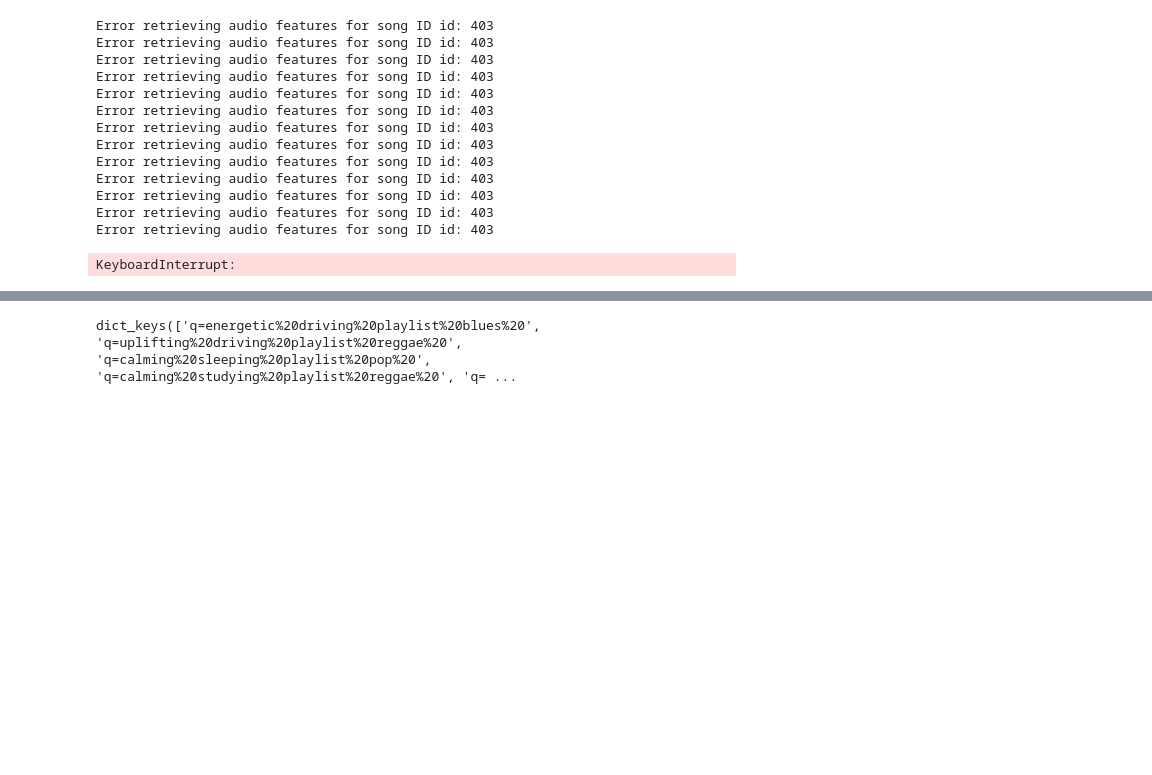
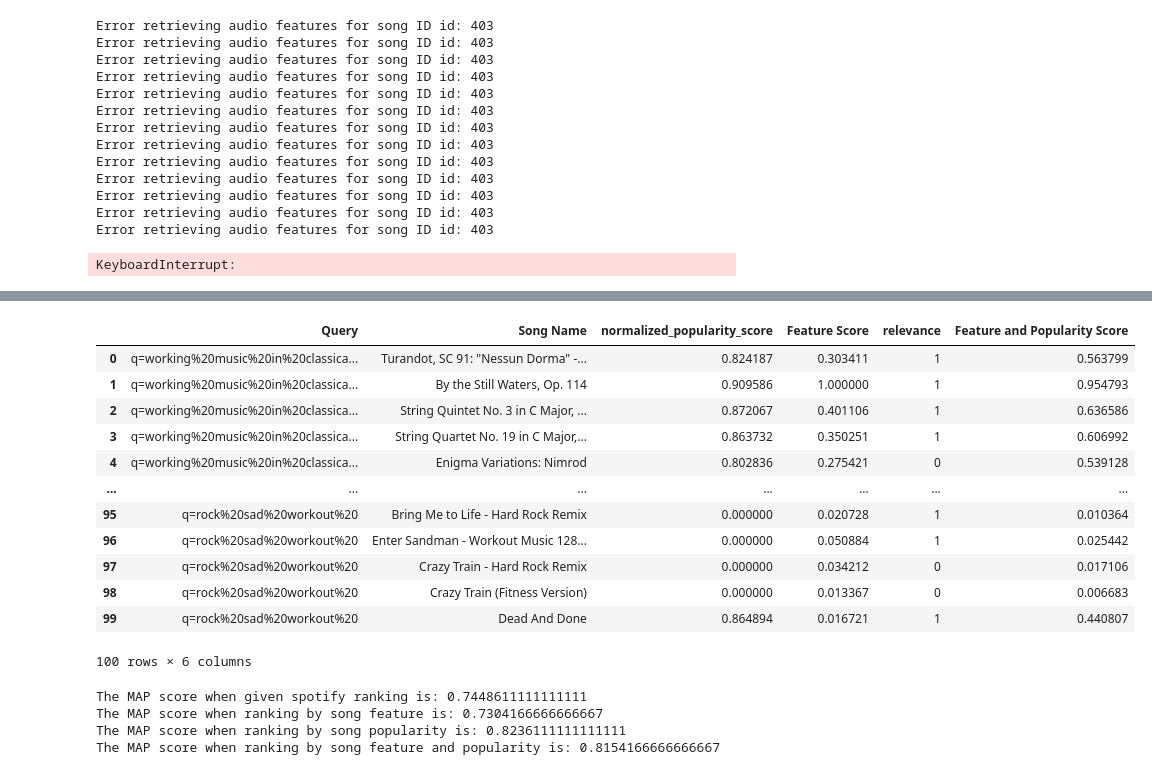
Before and after one commit to prasad1026ma/IS4200-Final-Project, a Jupyter notebook: data-collection.ipynb, the cells around one changed output, grey strips where cells are left out. Saved outputs shown, nothing was run; the diff lists cells and outputs as text; code cells hidden in the pictures; blank space fills up the shorter version.

Commit message:
Resulting Data

```diff
--- a/data-collection.ipynb
+++ b/data-collection.ipynb
@@ -662,11 +558,26 @@ dcg_score
-# %%
-import pickle
-with open('query_feature_results.pkl', 'rb') as f:
-    query_dict = pickle.load(f)
-
-query_dict.keys()
-# %% [output]
-dict_keys(['q=energetic%20driving%20playlist%20blues%20', 'q=uplifting%20driving%20playlist%20reggae%20', 'q=calming%20sleeping%20playlist%20pop%20', 'q=calming%20studying%20playlist%20reggae%20', 'q= ...
+# %%
+rows = []
+
+all_scores = []
+for entry in results:
+    for song, details in entry['individual_scores'].items():
+        all_scores.append(details['score'])
+
+min_score = min(all_scores)
+max_score = max(all_scores)
+
+for entry in results:
+    query = entry['query']
+    for song, details in entry['individual_scores'].items():
+        normalized_score = (details['score'] - min_score) / (max_score - min_score)
+        rows.append({
+            'Query': query,
+            'Song Name': song,
+            'Feature Score': normalized_score,
+            'relevance': details['relevance']
+        })
+
+df_features = pd.DataFrame(rows)
 # %%
 records = []
 for query, songs in filtered_dict.items():
@@ -681,3 +592,29 @@ for query, songs in filtered_dict.items():
         })
 df = pd.DataFrame(records)
 df.to_csv('query_results_df.csv')
+# %%
+import pandas as pd
+song_stats_csv = pd.read_csv('data_popularity_scores.csv')
+df = pd.merge(song_stats_csv, df_features, on=['Song Name','Query'])
+feature_and_popularity_score = []
+for idx,row in df.iterrows():
+    feature_and_popularity_score.append((row['normalized_popularity_score'] + row['Feature Score'])/ 2)
+df['Feature and Popularity Score'] = feature_and_popularity_score
+# %%
+
+df = df[['Query', 'Song Name', 'normalized_popularity_score', 'Feature Score', 'relevance', 'Feature and Popularity Score']]
+df
+# %% [output]
+|  | Query | Song Name | normalized_popularity_score | Feature Score | relevance | Feature and Popularity Score |
+| 0 | q=working%20music%20in%20classica... | Turandot, SC 91: "Nessun Dorma" -... | 0.824187 | 0.303411 | 1 | 0.563799 |
+| 1 | q=working%20music%20in%20classica... | By the Still Waters, Op. 114 | 0.909586 | 1.000000 | 1 | 0.954793 |
+| 2 | q=working%20music%20in%20classica... | String Quintet No. 3 in C Major, ... | 0.872067 | 0.401106 | 1 | 0.636586 |
+| 3 | q=working%20music%20in%20classica... | String Quartet No. 19 in C Major,... | 0.863732 | 0.350251 | 1 | 0.606992 |
+| 4 | q=working%20music%20in%20classica... | Enigma Variations: Nimrod | 0.802836 | 0.275421 | 0 | 0.539128 |
+| ... | ... | ... | ... | ... | ... | ... |
+| 95 | q=rock%20sad%20workout%20 | Bring Me to Life - Hard Rock Remix | 0.000000 | 0.020728 | 1 | 0.010364 |
+| 96 | q=rock%20sad%20workout%20 | Enter Sandman - Workout Music 128... | 0.000000 | 0.050884 | 1 | 0.025442 |
+| 97 | q=rock%20sad%20workout%20 | Crazy Train - Hard Rock Remix | 0.000000 | 0.034212 | 0 | 0.017106 |
+| 98 | q=rock%20sad%20workout%20 | Crazy Train (Fitness Version) | 0.000000 | 0.013367 | 0 | 0.006683 |
+| 99 | q=rock%20sad%20workout%20 | Dead And Done | 0.864894 | 0.016721 | 1 | 0.440807 |
+100 rows × 6 columns
@@ -683,0 +705,15 @@ df.to_csv('query_results_df.csv')
+# %%
+map_score_features = calculate_map_at_k_rankings(df, 'normalized_popularity_score')
+map_score_popularity = calculate_map_at_k_rankings(df, 'Feature Score')
+map_score_features_and_popularity = calculate_map_at_k_rankings(df, 'Feature and Popularity Score')
+map_score_spotify = calculate_map_at_k_spotify(results)
+
+print(f"The MAP score when given spotify ranking is: {map_score_spotify}")
+print(f"The MAP score when ranking by song feature is: {map_score_features}")
+print(f"The MAP score when ranking by song popularity is: {map_score_popularity}")
+print(f"The MAP score when ranking by song feature and popularity is: {map_score_features_and_popularity}")
+# %% [output]
+The MAP score when given spotify ranking is: 0.7448611111111111
+The MAP score when ranking by song feature is: 0.7304166666666667
+The MAP score when ranking by song popularity is: 0.8236111111111111
+The MAP score when ranking by song feature and popularity is: 0.8154166666666667
```
Also changed, not shown: parts of 10 cells of this notebook.
